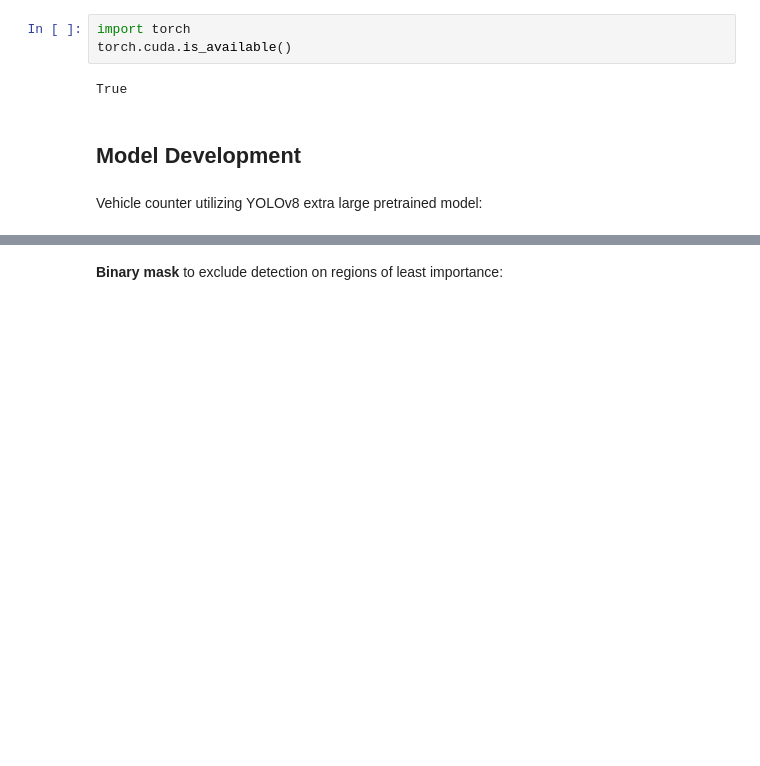
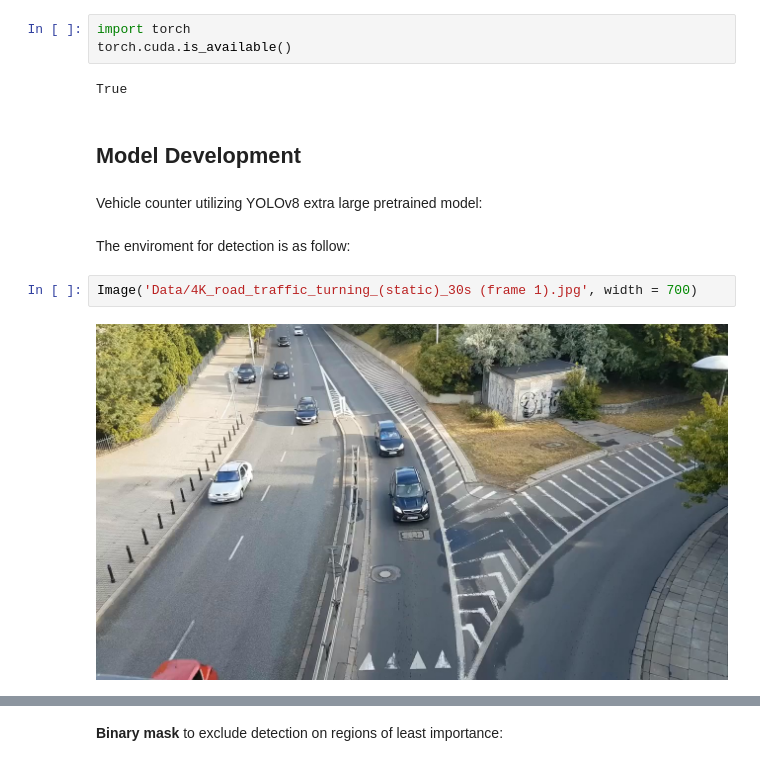
Before and after one commit to xiyap/Vehicle_Tracker_Counter_YOLOv8, a Jupyter notebook: Vehicle Tracker & Counter - Object Detection + YOLOv8 + Custom BBox.ipynb, the cells around one changed output, grey strips where cells are left out. Drawn from its saved outputs; the diff is of its cells as text; blank space fills up the shorter version.

```diff
--- a/Vehicle Tracker & Counter - Object Detection + YOLOv8 + Custom BBox.ipynb
+++ b/Vehicle Tracker & Counter - Object Detection + YOLOv8 + Custom BBox.ipynb
@@ -56,6 +56,12 @@ True
 ## Model Development
 # %% [markdown]
 Vehicle counter utilizing YOLOv8 extra large pretrained model:
+# %% [markdown]
+The enviroment for detection is as follow:
+# %%
+Image('Data/4K_road_traffic_turning_(static)_30s (frame 1).jpg', width = 700)
+# %% [output]
+[figure, added]
 # %%
 # Vehicle count and track
 from ultralytics import YOLO
```
Also changed, not shown: parts of 2 cells of this notebook.
